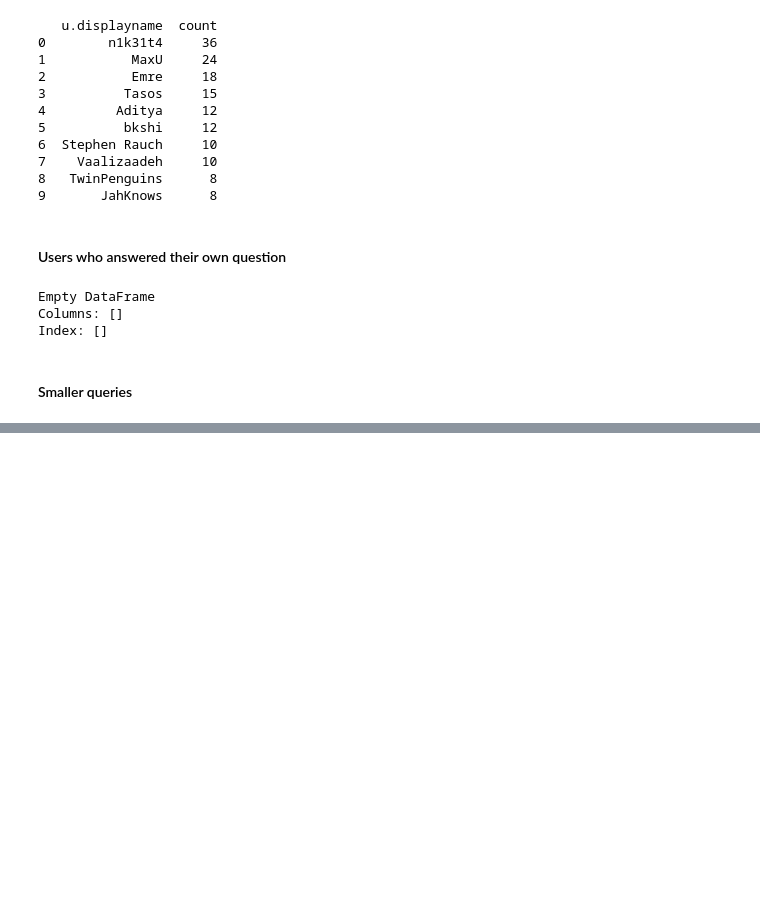
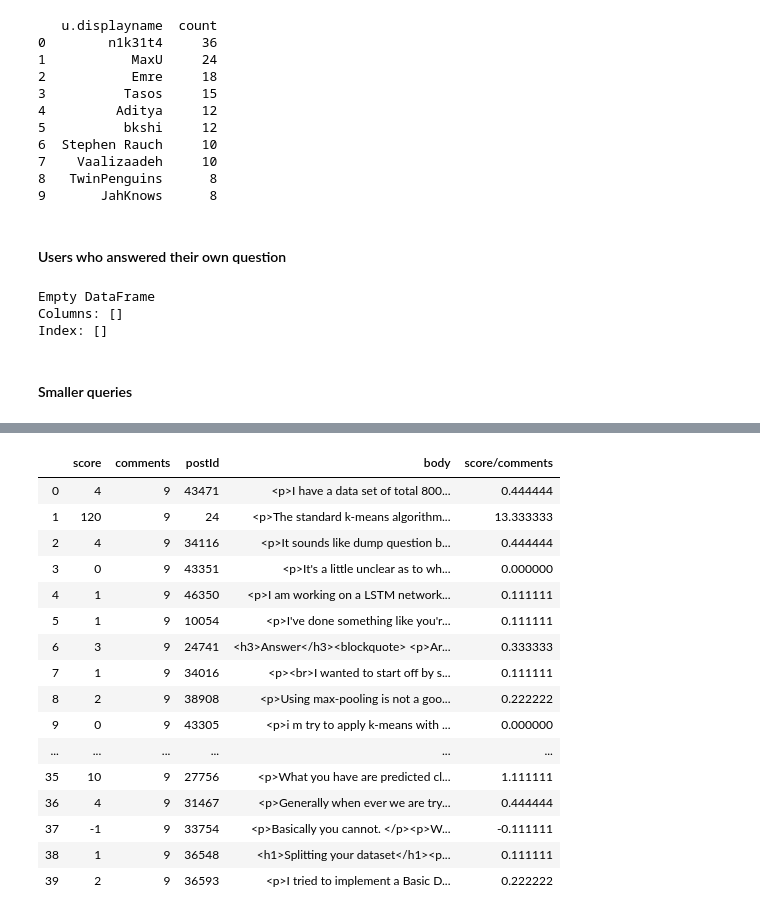
Before and after one commit to jonhealy1/stack_exchange_data_science, a Jupyter notebook: stack_data_science_1.ipynb, the cells around one changed output, grey strips where cells are left out. Cells and saved outputs as stored; diff of their text form; code cells hidden in the pictures; blank space fills up the shorter version.

```diff
--- a/stack_data_science_1.ipynb
+++ b/stack_data_science_1.ipynb
@@ -377,0 +426,26 @@ Index: []
+# %%
+query = "MATCH (n:Post) with n order by n.comments DESC RETURN n.score as score, n.comments as comments, n.postId as postId, n.body as body LIMIT 160;"
+# match (t:Tag) with t order by t.count desc limit 5 return t.tagId, t.count;
+hyp4 = graph.run(query)
+#print(result.to_data_frame())
+hyp5 = hyp4.to_data_frame()
+hyp5["score/comments"] = hyp5["score"].astype(float) / hyp5["comments"].astype(float)
+hyp5.head(40)
+# %% [output]
+|  | score | comments | postId | body | score/comments |
+| 0 | 4 | 9 | 43471 | <p>I have a data set of total 800... | 0.444444 |
+| 1 | 120 | 9 | 24 | <p>The standard k-means algorithm... | 13.333333 |
+| 2 | 4 | 9 | 34116 | <p>It sounds like dump question b... | 0.444444 |
+| 3 | 0 | 9 | 43351 | <p>It's a little unclear as to wh... | 0.000000 |
+| 4 | 1 | 9 | 46350 | <p>I am working on a LSTM network... | 0.111111 |
+| 5 | 1 | 9 | 10054 | <p>I've done something like you'r... | 0.111111 |
+| 6 | 3 | 9 | 24741 | <h3>Answer</h3><blockquote> <p>Ar... | 0.333333 |
+| 7 | 1 | 9 | 34016 | <p><br>I wanted to start off by s... | 0.111111 |
+| 8 | 2 | 9 | 38908 | <p>Using max-pooling is not a goo... | 0.222222 |
+| 9 | 0 | 9 | 43305 | <p>i m try to apply k-means with ... | 0.000000 |
+| ... | ... | ... | ... | ... | ... |
+| 35 | 10 | 9 | 27756 | <p>What you have are predicted cl... | 1.111111 |
+| 36 | 4 | 9 | 31467 | <p>Generally when ever we are try... | 0.444444 |
+| 37 | -1 | 9 | 33754 | <p>Basically you cannot. </p><p>W... | -0.111111 |
+| 38 | 1 | 9 | 36548 | <h1>Splitting your dataset</h1><p... | 0.111111 |
+| 39 | 2 | 9 | 36593 | <p>I tried to implement a Basic D... | 0.222222 |
```
Also changed, not shown: parts of 10 cells of this notebook, 3 other files.
